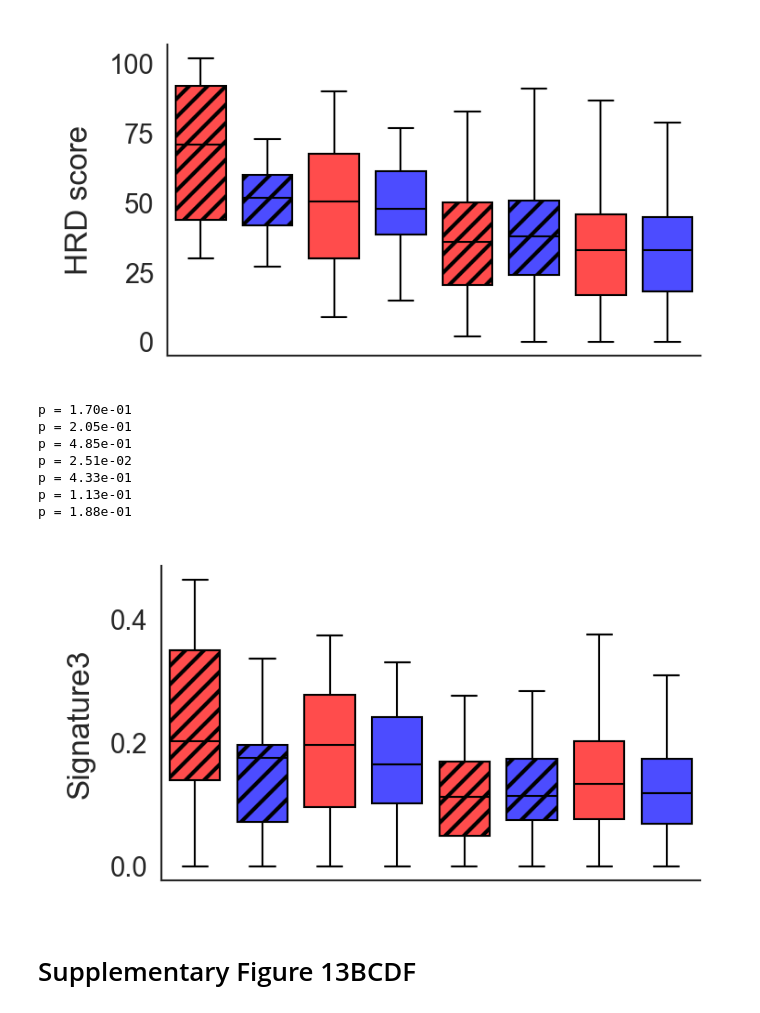
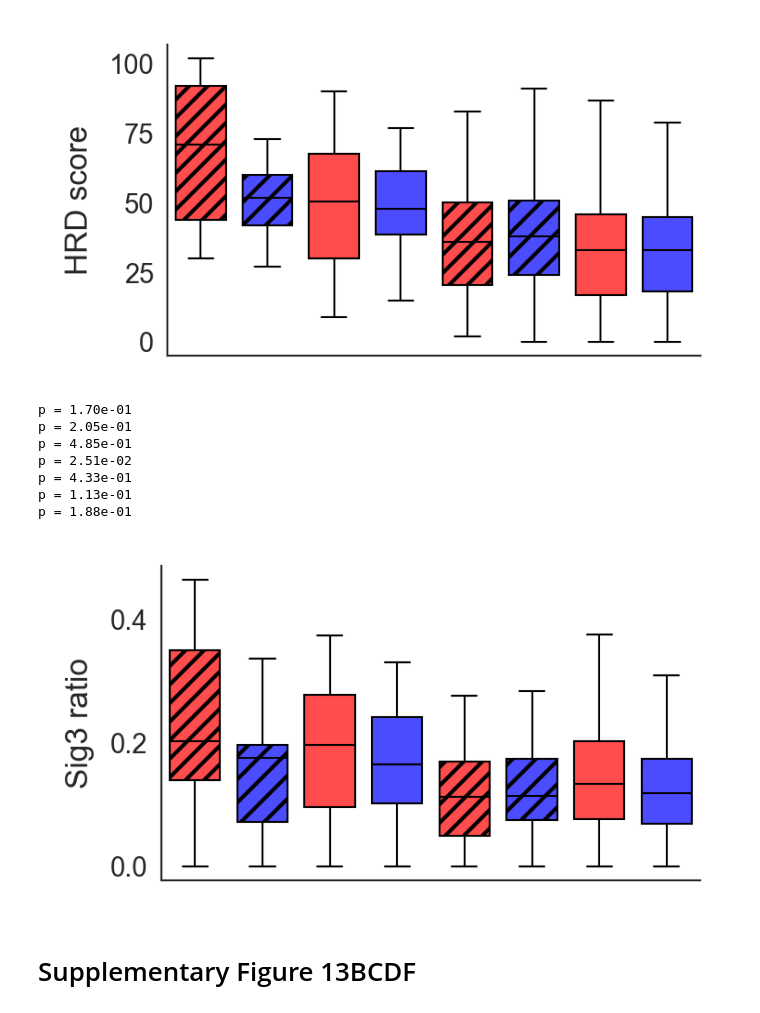
Before and after one commit to shirotak/pancancer_hrd_analysis, a Jupyter notebook: script/Figure6AB.ipynb, the cells around one changed output. Saved outputs shown, nothing was run; the diff lists cells and outputs as text; code cells hidden in the pictures.

```diff
--- a/script/Figure6AB.ipynb
+++ b/script/Figure6AB.ipynb
@@ -738,36 +738,36 @@ for b, c,h in zip(bp['boxes'], colors, hatches):
 for b, c in zip(bp['medians'], colors):
     b.set(color="k",linewidth=0.5)
 for b, c in zip(bp['whiskers'], colors*2):
     b.set(linewidth=0.5)
 # caps
 for b, c in zip(bp['caps'], colors*2):
     b.set( linewidth=0.5)
 
 ax.set_xlabel('')
-ax.set_ylabel("Signature3",fontsize=MEDIUM_SIZE)
+ax.set_ylabel("Sig3 ratio",fontsize=MEDIUM_SIZE)
 ax.set_xticklabels([])
 ax.spines['top'].set_visible(False)
 ax.spines['right' ].set_visible(False)
 
 _,p1=stats.mannwhitneyu(c1,c2)
 _,p2=stats.mannwhitneyu(c3,c4)
 _,p3=stats.mannwhitneyu(c5,c6)
 _,p4=stats.mannwhitneyu(c7,c8)
 _,p12=stats.mannwhitneyu( np.concatenate([c1,c2]),   np.concatenate([c3,c4])  )
 _,p34=stats.mannwhitneyu( np.concatenate([c5,c6]),   np.concatenate([c7,c8])  )
 _,p1_234=stats.mannwhitneyu( np.concatenate([c1]),   np.concatenate([c2,c3,c4])  )
 for p in [p1,p2,p3,p4,p12,p34,p1_234]:
     print( "p = {:.2e}".format(p) )
-plt.savefig(path_to_results+"SupplementaryFigure12_11.png",bbox_inches="tight")
+plt.savefig(path_to_results+"SupplementaryFigure13_2.png",bbox_inches="tight")
 # %% [output]
 p = 1.70e-01
 p = 2.05e-01
 p = 4.85e-01
 p = 2.51e-02
 p = 4.33e-01
 p = 1.13e-01
 p = 1.88e-01
-[figure, old version]
+[figure, new version]
 # %% [markdown]
 # Supplementary Figure 13BCDF
 # %%
```
Also changed, not shown: parts of 6 cells of this notebook, 8 other files.
